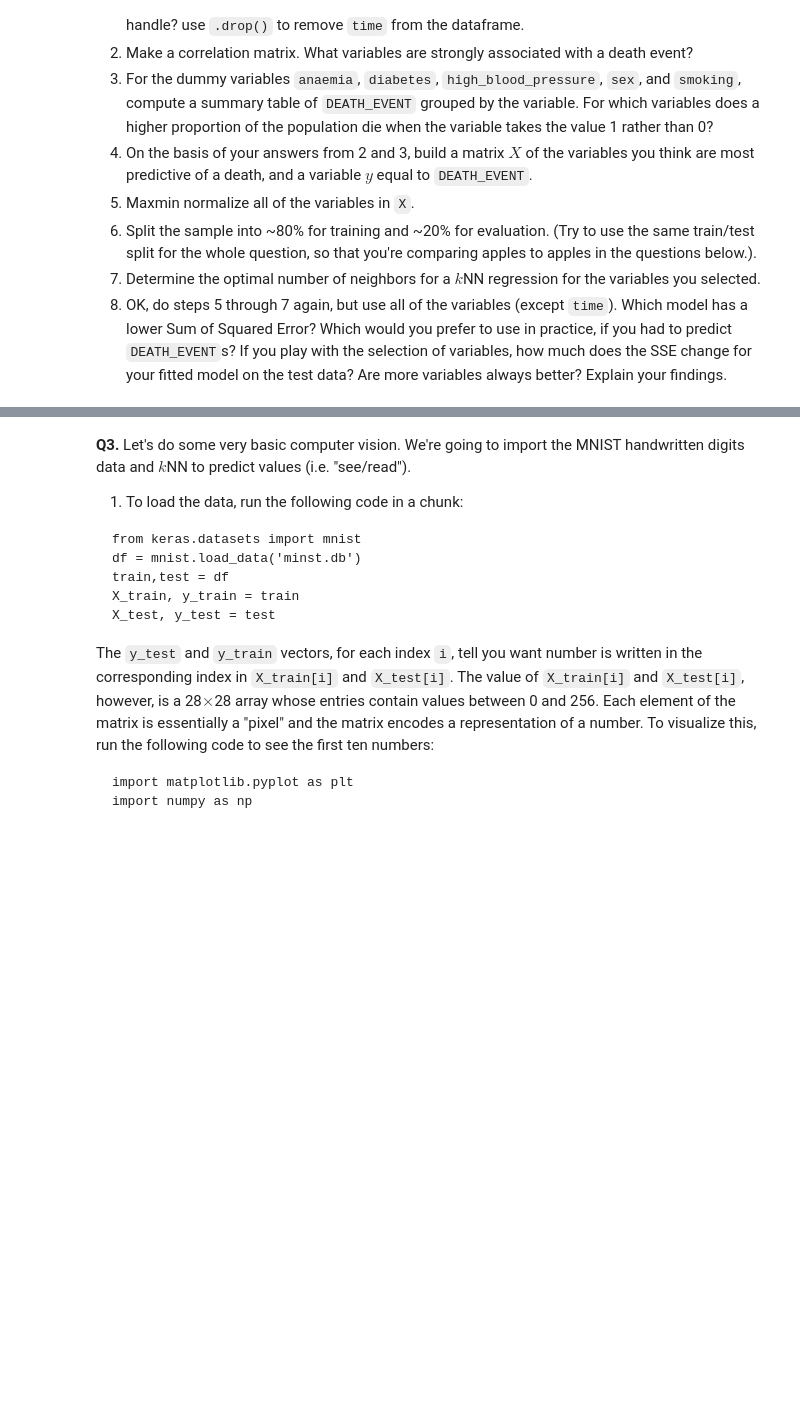
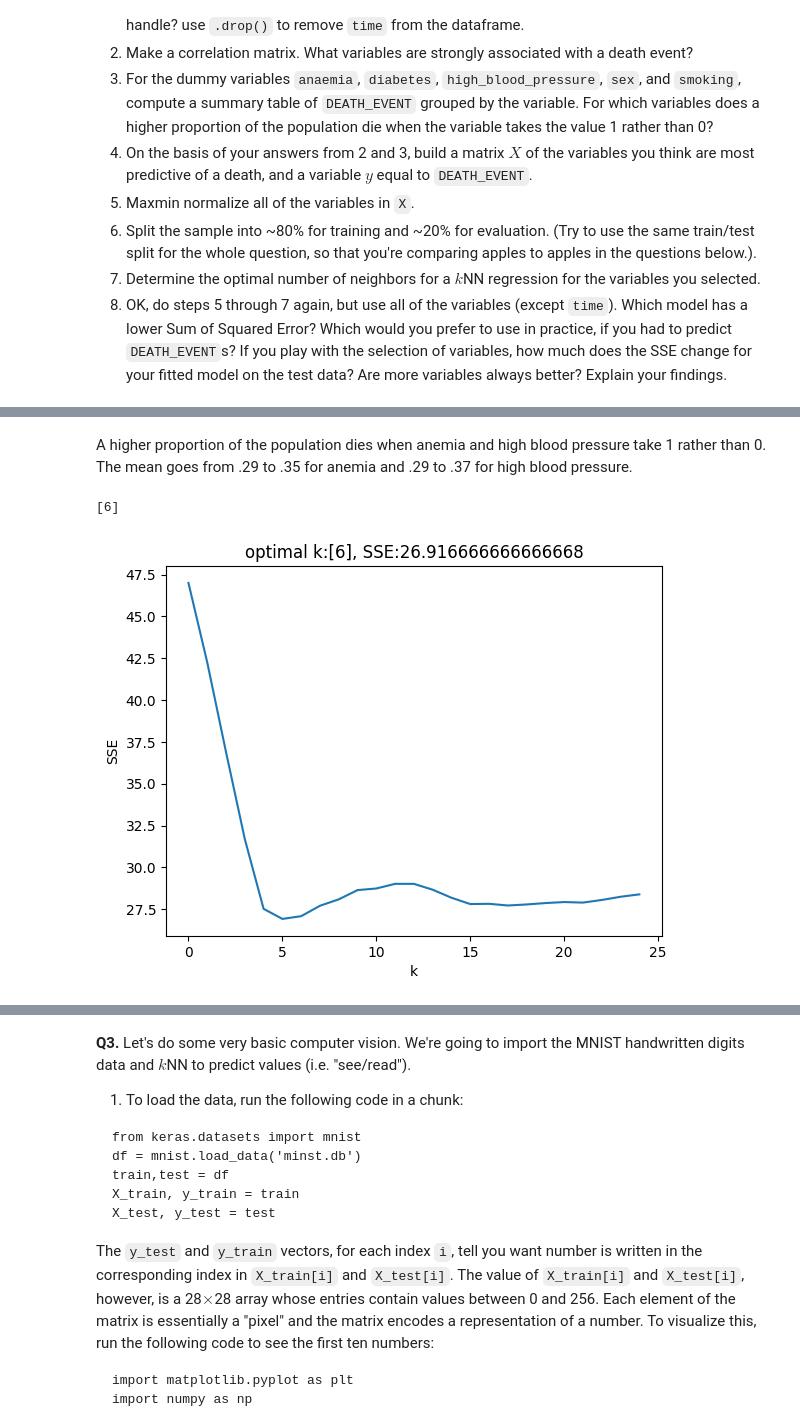
Before and after one commit to madisonhgallagher/knn, a Jupyter notebook: assignment_knn.ipynb, the cells around one changed output, grey strips where cells are left out. Saved outputs shown, nothing was run; the diff lists cells and outputs as text; code cells hidden in the pictures; blank space fills up the shorter version.

```diff
--- a/assignment_knn.ipynb
+++ b/assignment_knn.ipynb
@@ -145,0 +166,2 @@ Because k=77 is the optimal k value found in question 5, k values much greater t
+# %%
+df = df.drop('time',axis=1)
@@ -145,0 +209,2 @@ Because k=77 is the optimal k value found in question 5, k values much greater t
+# %% [markdown]
+A higher proportion of the population dies when anemia and high blood pressure take 1 rather than 0. The mean goes from .29 to .35 for anemia and .29 to .37 for high blood pressure.
@@ -145,0 +215,46 @@ Because k=77 is the optimal k value found in question 5, k values much greater t
+# %%
+def maxmin(x):
+    u = (x-min(x))/(max(x)-min(x))
+    return u
+X = X.apply(maxmin)
+# %%
+#from sklearn.model_selection import train_test_split
+#X_train, X_test, y_train, y_test = train_test_split(X,y,test_size=.2,random_state=100)
+np.random.seed(100)
+N = X.shape[0]
+all = np.arange(1,N)
+train = np.random.choice(N,int(.8*N) ) # Generate random indices for training set
+test = [item for item in all if item not in train] # Find test indices
+
+#test = np.where( train not in np.linspace(1,N) )
+X_train = X.iloc[train,:]
+y_train = y.iloc[train]
+X_test = X.iloc[test,:]
+y_test = y.iloc[test]
+# %%
+from sklearn.neighbors import KNeighborsRegressor
+
+# Determine the optimal k:
+k_bar = 25
+k_grid = np.arange(1,k_bar) # The range of k's to consider
+SSE = np.zeros(k_bar)
+
+for k in range(k_bar):
+    knn = KNeighborsRegressor(n_neighbors=k+1)
+    predictor = knn.fit(X_train,y_train)
+    y_hat = knn.predict(X_test)
+    SSE[k] = np.sum( (y_test-y_hat)**2 ) # Bug in sklearn requires .values
+
+SSE_min = np.min(SSE) # highest recorded accuracy
+min_index = np.where(SSE==SSE_min)
+k_star = k_grid[min_index] # Find the optimal value of k
+print(k_star)
+
+plt.plot(np.arange(0,k_bar),SSE) # Plot accuracy by k
+plt.xlabel("k")
+plt.title("optimal k:"+str(k_star)+', SSE:'+str(SSE_min))
+plt.ylabel('SSE')
+plt.show()
+# %% [output]
+[6]
+[figure, added]
```
Also changed, not shown: parts of 18 cells of this notebook.
